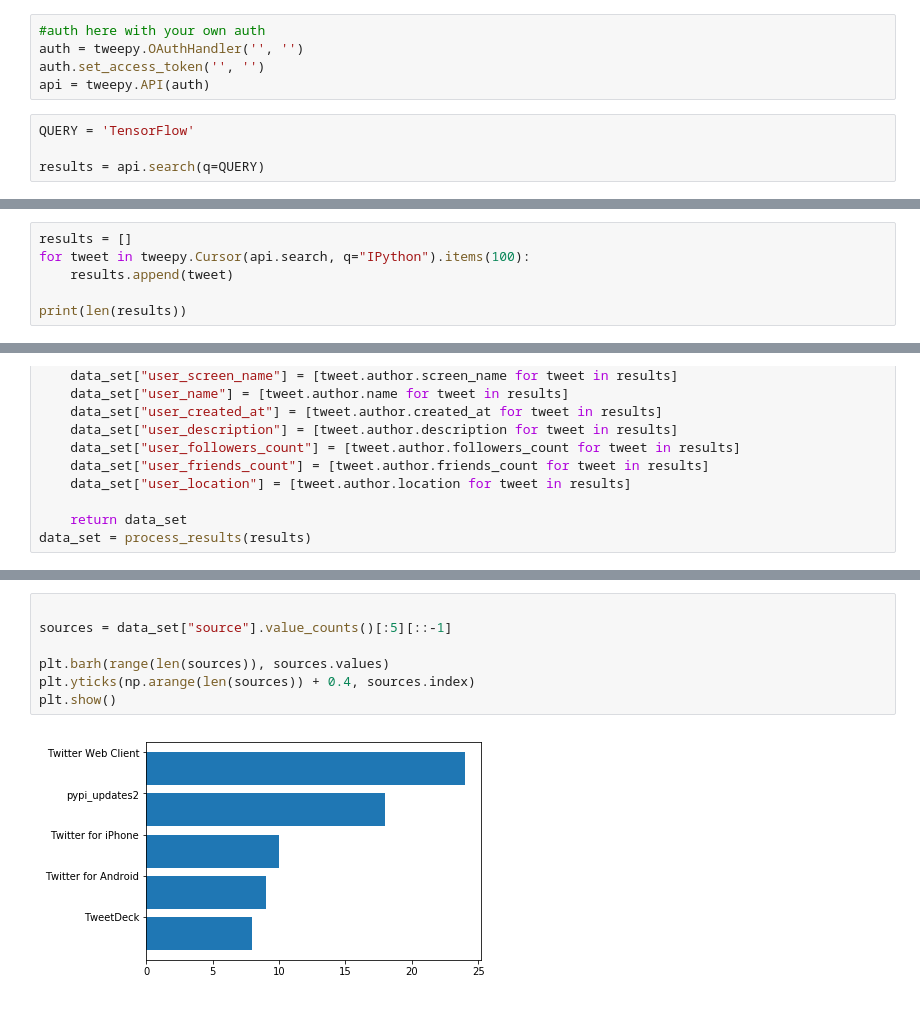
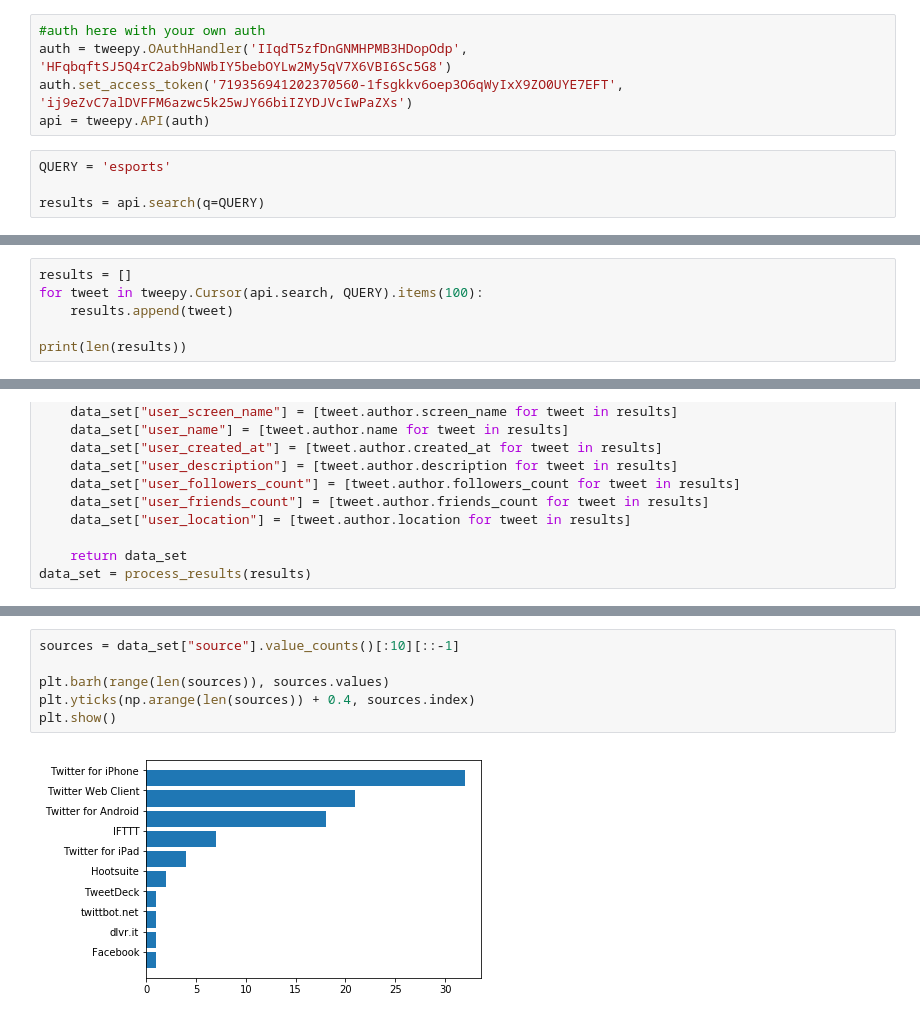
Before and after one commit to angelotc/TwitterQueryAnalyzer, a Jupyter notebook: TweepyQueryAnalyzer.ipynb, the cells around one changed output, grey strips where cells are left out. Saved outputs shown, nothing was run; the diff lists cells and outputs as text.

Commit message:
Query set to: esports

```diff
--- a/TweepyQueryAnalyzer.ipynb
+++ b/TweepyQueryAnalyzer.ipynb
@@ -10,11 +10,11 @@ pd.options.display.max_rows= 50
 pd.options.display.width= 120
 # %%
 #auth here with your own auth
-auth = tweepy.OAuthHandler('', '')
-auth.set_access_token('', '')
+auth = tweepy.OAuthHandler('IIqdT5zfDnGNMHPMB3HDopOdp', 'HFqbqftSJ5Q4rC2ab9bNWbIY5bebOYLw2My5qV7X6VBI6Sc5G8')
+auth.set_access_token('719356941202370560-1fsgkkv6oep3O6qWyIxX9ZO0UYE7EFT', 'ij9eZvC7alDVFFM6azwc5k25wJY66biIZYDJVcIwPaZXs')
 api = tweepy.API(auth)
 # %%
-QUERY = 'TensorFlow'
+QUERY = 'esports'
 
 results = api.search(q=QUERY)
 # %%
@@ -81,7 +81,7 @@ utc_offset : 19800
 verified : False
 # %%
 results = []
-for tweet in tweepy.Cursor(api.search, q="IPython").items(100):
+for tweet in tweepy.Cursor(api.search, QUERY).items(100):
     results.append(tweet)
 
 print(len(results))
@@ -133,9 +133,8 @@ data_set.tail(5)
 # %%
-
-sources = data_set["source"].value_counts()[:5][::-1]
+sources = data_set["source"].value_counts()[:10][::-1]
 
 plt.barh(range(len(sources)), sources.values)
 plt.yticks(np.arange(len(sources)) + 0.4, sources.index)
 plt.show()
 # %% [output]
-[figure, old version]
+[figure, new version]
```
Also changed, not shown: parts of 7 cells of this notebook.
